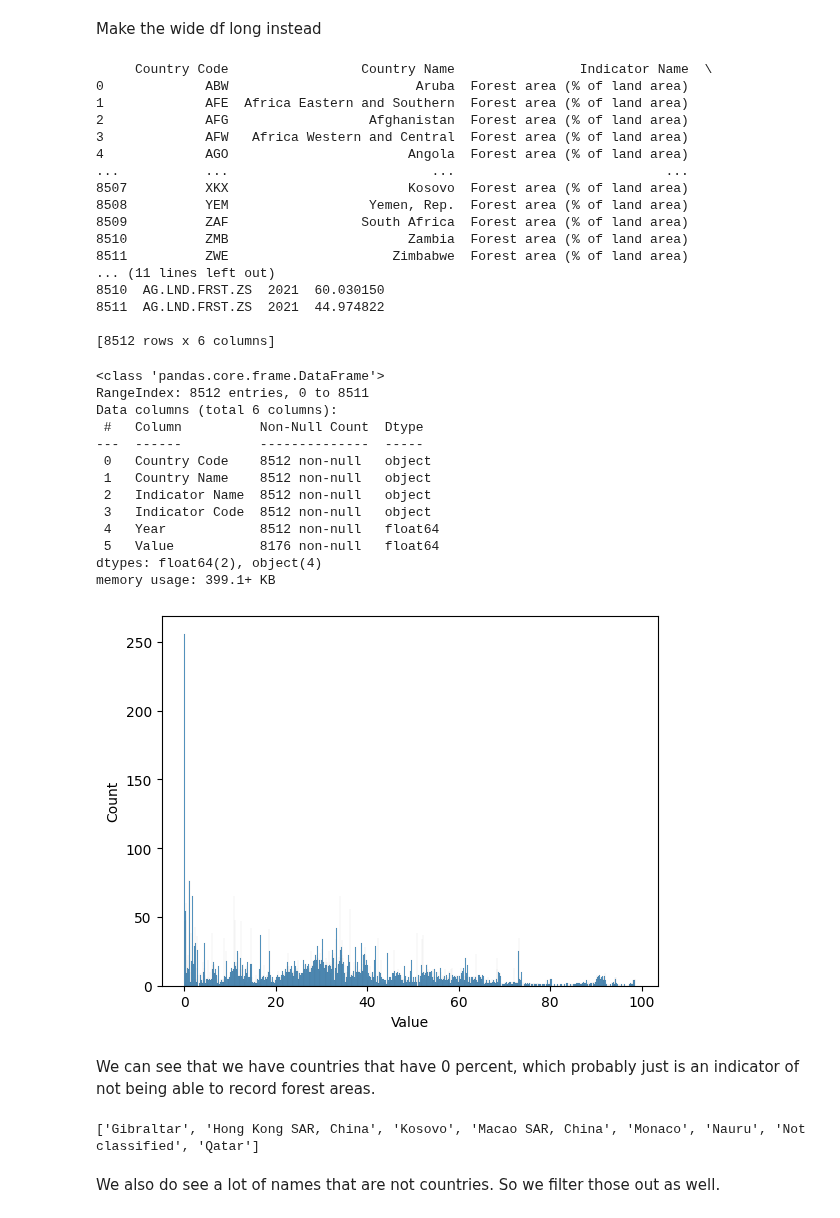
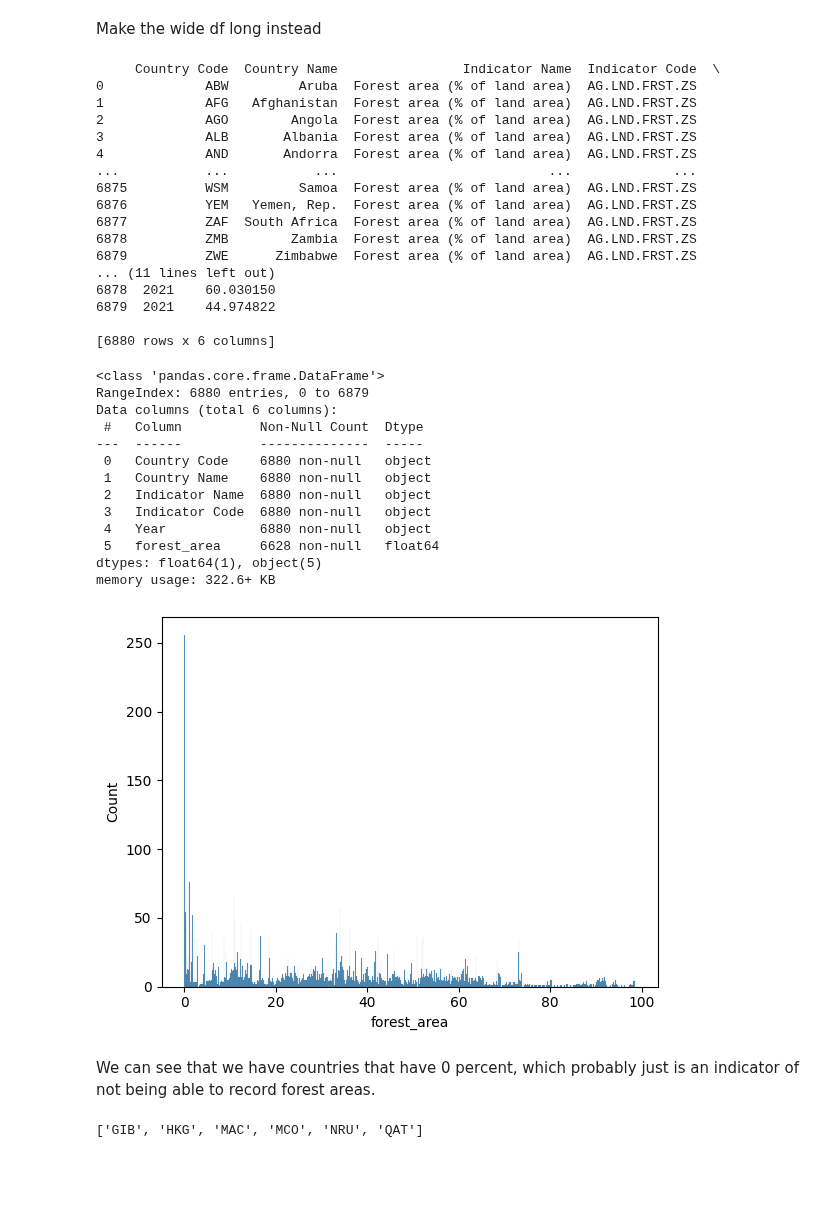
Before and after one commit to marcbarc19/DataScienceExam, a Jupyter notebook: forest-modelling.ipynb, the cells around one changed output. Cells and saved outputs as stored; diff of their text form; code cells hidden in the pictures; blank space fills up the shorter version.

Commit message:
forest clean

```diff
--- a/forest-modelling.ipynb
+++ b/forest-modelling.ipynb
@@ -162,62 +193,60 @@ print(df_90)
 # %% [markdown]
 Make the wide df long instead
 # %%
-melted_df = pd.melt(df_90, id_vars=['Country Code', 'Country Name', 'Indicator Name', 'Indicator Code'], var_name='Year', value_name='Value')
+melted_df = pd.melt(df_iso, id_vars=['Country Code', 'Country Name', 'Indicator Name', 'Indicator Code'], var_name='Year', value_name='forest_area')
 
 print(melted_df)
 # %% [output]
-     Country Code                 Country Name                Indicator Name  \
-0             ABW                        Aruba  Forest area (% of land area)
-1             AFE  Africa Eastern and Southern  Forest area (% of land area)
-2             AFG                  Afghanistan  Forest area (% of land area)
-3             AFW   Africa Western and Central  Forest area (% of land area)
-4             AGO                       Angola  Forest area (% of land area)
-...           ...                          ...                           ...
-8507          XKX                       Kosovo  Forest area (% of land area)
-8508          YEM                  Yemen, Rep.  Forest area (% of land area)
-8509          ZAF                 South Africa  Forest area (% of land area)
-8510          ZMB                       Zambia  Forest area (% of land area)
-8511          ZWE                     Zimbabwe  Forest area (% of land area)
+     Country Code  Country Name                Indicator Name  Indicator Code  \
+0             ABW         Aruba  Forest area (% of land area)  AG.LND.FRST.ZS
+1             AFG   Afghanistan  Forest area (% of land area)  AG.LND.FRST.ZS
+2             AGO        Angola  Forest area (% of land area)  AG.LND.FRST.ZS
+3             ALB       Albania  Forest area (% of land area)  AG.LND.FRST.ZS
+4             AND       Andorra  Forest area (% of land area)  AG.LND.FRST.ZS
+...           ...           ...                           ...             ...
+6875          WSM         Samoa  Forest area (% of land area)  AG.LND.FRST.ZS
+6876          YEM   Yemen, Rep.  Forest area (% of land area)  AG.LND.FRST.ZS
+6877          ZAF  South Africa  Forest area (% of land area)  AG.LND.FRST.ZS
+6878          ZMB        Zambia  Forest area (% of land area)  AG.LND.FRST.ZS
+6879          ZWE      Zimbabwe  Forest area (% of land area)  AG.LND.FRST.ZS
 ... (11 lines left out)
-8510  AG.LND.FRST.ZS  2021  60.030150
-8511  AG.LND.FRST.ZS  2021  44.974822
+6878  2021    60.030150
+6879  2021    44.974822
 
-[8512 rows x 6 columns]
+[6880 rows x 6 columns]
 # %%
 melted_df.info()
 #year needs to be numeric
 # %% [output]
 <class 'pandas.core.frame.DataFrame'>
-RangeIndex: 8512 entries, 0 to 8511
+RangeIndex: 6880 entries, 0 to 6879
 Data columns (total 6 columns):
  #   Column          Non-Null Count  Dtype
 ---  ------          --------------  -----
- 0   Country Code    8512 non-null   object
- 1   Country Name    8512 non-null   object
- 2   Indicator Name  8512 non-null   object
- 3   Indicator Code  8512 non-null   object
- 4   Year            8512 non-null   float64
- 5   Value           8176 non-null   float64
-dtypes: float64(2), object(4)
-memory usage: 399.1+ KB
+ 0   Country Code    6880 non-null   object
+ 1   Country Name    6880 non-null   object
+ 2   Indicator Name  6880 non-null   object
+ 3   Indicator Code  6880 non-null   object
+ 4   Year            6880 non-null   object
+ 5   forest_area     6628 non-null   float64
+dtypes: float64(1), object(5)
+memory usage: 322.6+ KB
 # %%
 melted_df['Year'] = melted_df['Year'].astype(float)
 # %%
-sns.histplot(data=melted_df, x='Value', binwidth=0.1)
+sns.histplot(data=melted_df, x='forest_area', binwidth=0.1)
 plt.show()
 # %% [output]
-[figure, old version]
+[figure, new version]
 # %% [markdown]
 We can see that we have countries that have 0 percent, which probably just is an indicator of not being able to record forest areas.
 # %%
 #Making a list for all countries that have exactly 0.0 percent forest.
 
-zero_countries = melted_df.groupby('Country Name')['Value'].sum()
+zero_countries = melted_df.groupby('Country Code')['forest_area'].sum()
 
 zero_countries = zero_countries[zero_countries == 0.0].index.tolist()
 
 print(zero_countries)
 # %% [output]
-['Gibraltar', 'Hong Kong SAR, China', 'Kosovo', 'Macao SAR, China', 'Monaco', 'Nauru', 'Not classified', 'Qatar']
+['GIB', 'HKG', 'MAC', 'MCO', 'NRU', 'QAT']
-# %% [markdown]
-We also do see a lot of names that are not countries. So we filter those out as well.
```
Also changed, not shown: parts of 7 cells of this notebook.
